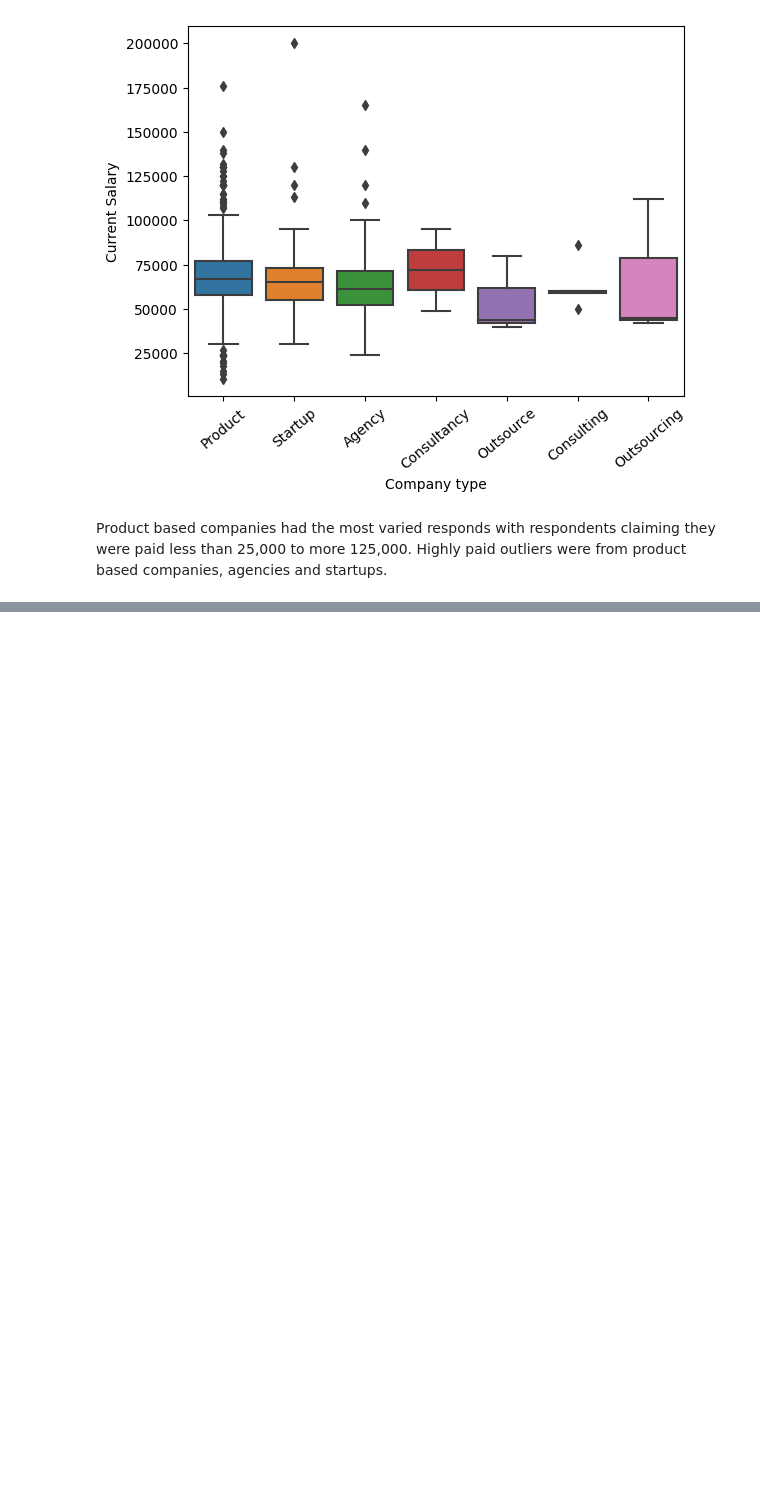
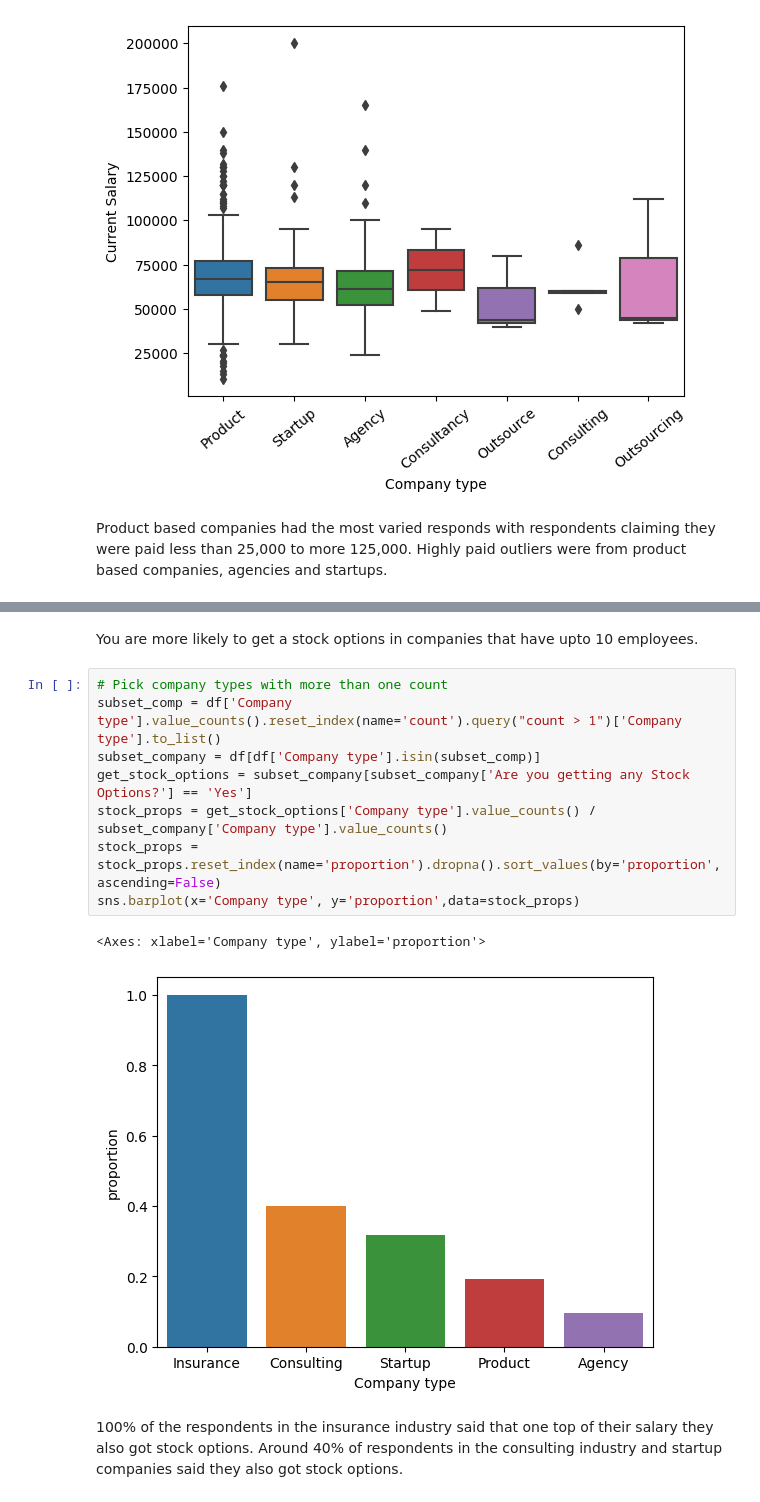
Before and after one commit to NajibAdan/DSEA_Hackathon, a Jupyter notebook: task_3/2018_eda.ipynb, the cells around one changed output, grey strips where cells are left out. Cells and saved outputs as stored; diff of their text form; blank space fills up the shorter version.

```diff
--- a/task_3/2018_eda.ipynb
+++ b/task_3/2018_eda.ipynb
@@ -383,0 +427,15 @@ Product based companies had the most varied responds with respondents claiming t
+# %% [markdown]
+You are more likely to get a stock options in companies that have upto 10 employees.
+# %%
+# Pick company types with more than one count
+subset_comp = df['Company type'].value_counts().reset_index(name='count').query("count > 1")['Company type'].to_list()
+subset_company = df[df['Company type'].isin(subset_comp)]
+get_stock_options = subset_company[subset_company['Are you getting any Stock Options?'] == 'Yes']
+stock_props = get_stock_options['Company type'].value_counts() / subset_company['Company type'].value_counts()
+stock_props = stock_props.reset_index(name='proportion').dropna().sort_values(by='proportion',ascending=False)
+sns.barplot(x='Company type', y='proportion',data=stock_props)
+# %% [output]
+<Axes: xlabel='Company type', ylabel='proportion'>
+[figure, added]
+# %% [markdown]
+100% of the respondents in the insurance industry said that one top of their salary they also got stock options. Around 40% of respondents in the consulting industry and startup companies said they also got stock options.
```
Also changed, not shown: parts of 10 cells of this notebook, 1 other file.
